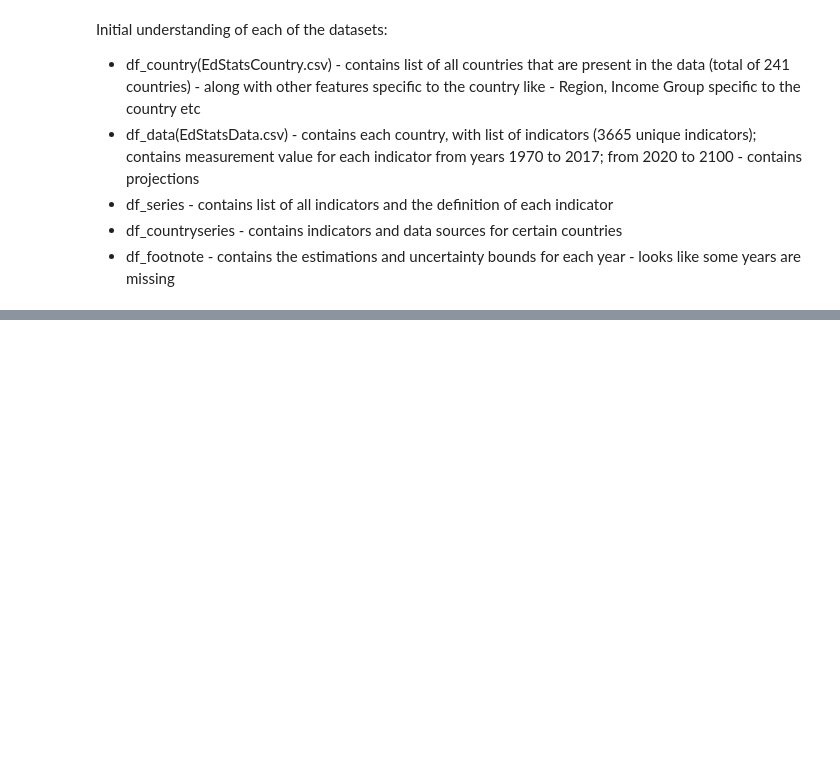
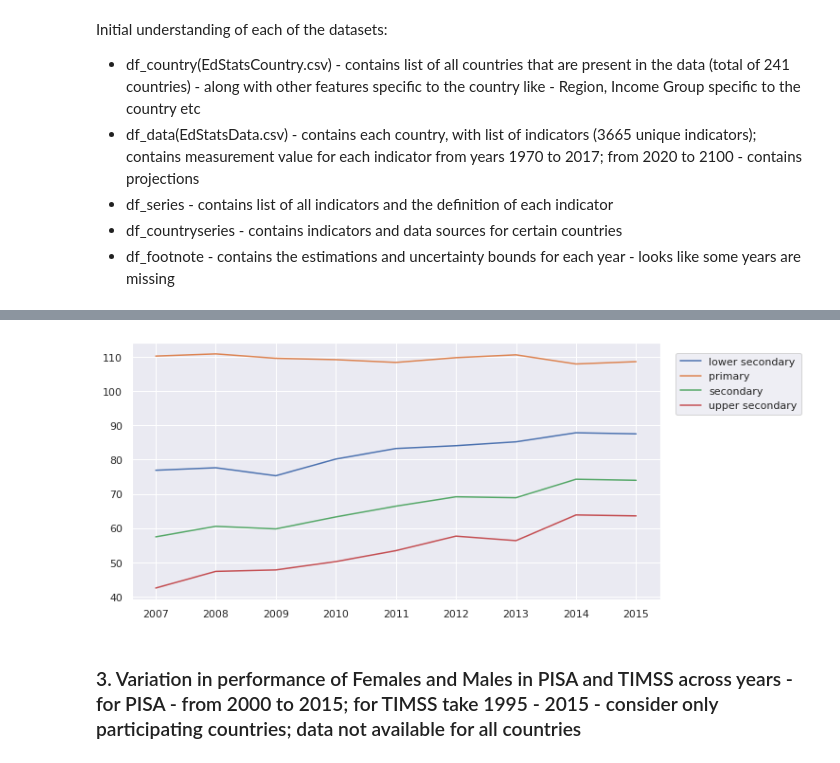
Before and after one commit to nikhilans/global-education-analysis, a Jupyter notebook: CH_Nikhila_N_S_World_Bank_Global_Education_Analysis_Capstone_Project.ipynb, the cells around one changed output, grey strips where cells are left out. Cells and saved outputs as stored; diff of their text form; code cells hidden in the pictures; blank space fills up the shorter version.

```diff
--- a/CH_Nikhila_N_S_World_Bank_Global_Education_Analysis_Capstone_Project.ipynb
+++ b/CH_Nikhila_N_S_World_Bank_Global_Education_Analysis_Capstone_Project.ipynb
@@ -551,0 +711,8 @@ Initial understanding of each of the datasets:
+# %%
+# filter countries
+ind_df = df2.loc[df2['Country Code'].isin(['IND'])][['Indicator Name', '2007', '2008', '2009', '2010', '2011', '2012', '2013', '2014', '2015']]
+
+# filter for Indicators
+list1 = ['Gross enrolment ratio, lower secondary, both sexes (%)', 'Gross enrolment ratio, primary, both sexes (%)', 'Gross enrolment ratio, secondary, both sexes (%)', 'Gross enrolment ratio, upper secondary, both sexes (%)']
+filter1 = ind_df.loc[ind_df['Indicator Name'].isin(list1)].reset_index(drop=True)
+filter1
@@ -551,0 +725,21 @@ Initial understanding of each of the datasets:
+# %%
+rainfall = list()
+Years = [2007, 2008, 2009, 2010, 2011, 2012, 2013, 2014, 2015]
+lower_sec = list(filter1.iloc[0, 1:])
+primary = list(filter1.iloc[1, 1:])
+secondary = list(filter1.iloc[2, 1:])
+upper_Sec = list(filter1.iloc[3, 1:])
+
+
+plt.figure(figsize=(10, 5))
+
+plt.plot(Years, lower_sec, label='lower secondary')
+plt.plot(Years, primary, label='primary')
+plt.plot(Years, secondary, label='secondary')
+plt.plot(Years, upper_Sec, label='upper secondary')
+plt.legend(bbox_to_anchor=(1.01, 1), loc=2,  borderaxespad=1.)
+plt.show()
+# %% [output]
+[figure, added]
+# %% [markdown]
+### 3. Variation in performance of Females and Males in PISA and TIMSS across years - for PISA - from 2000 to 2015; for TIMSS take 1995 - 2015 - consider only participating countries; data not available for all countries
```
Also changed, not shown: parts of 27 cells of this notebook.
